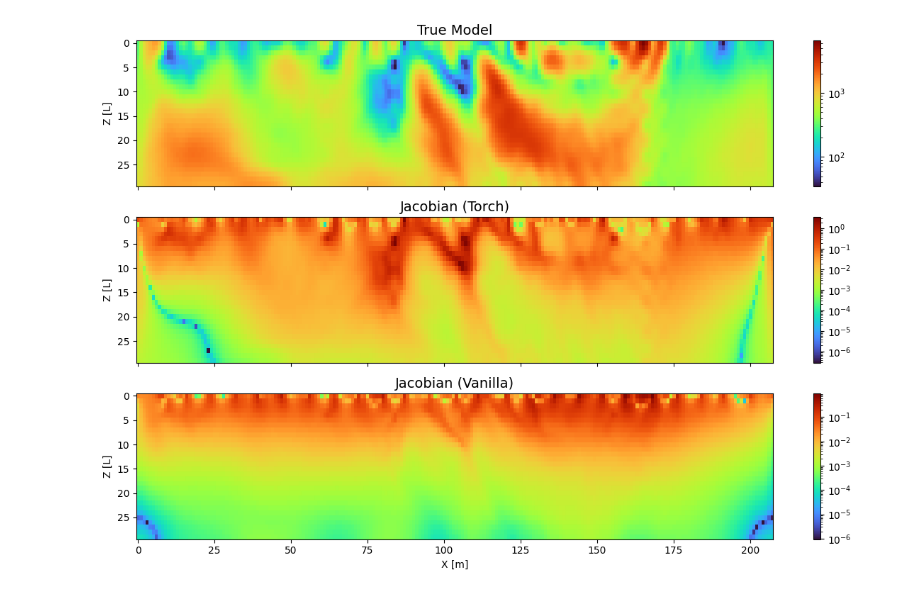
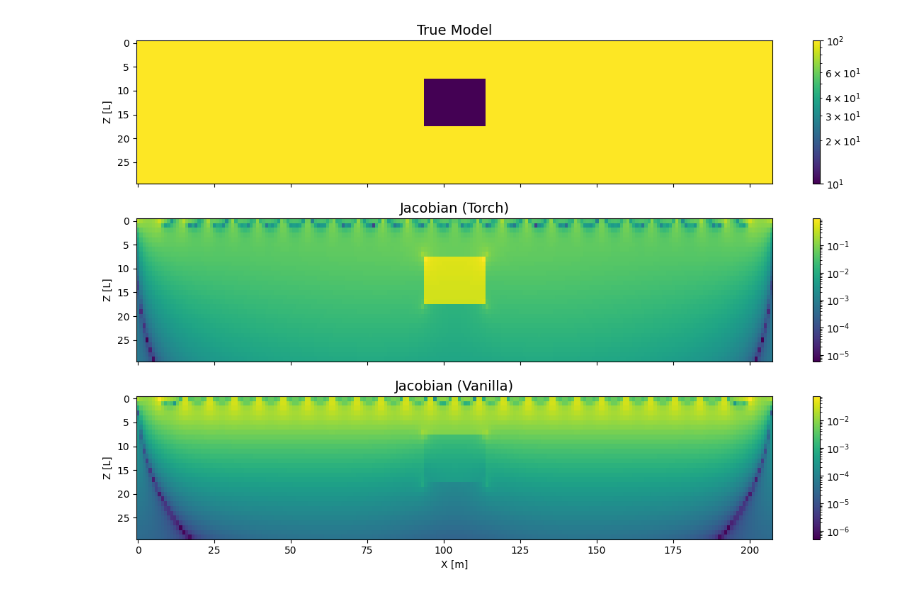
Before and after one commit to eacuellarq/SimPEG_DC_Torch, a Jupyter notebook: examples/fwd_dcr_plane_2d.ipynb, the cells around one changed output. Cells and saved outputs as stored; diff of their text form; code cells hidden in the pictures.

```diff
--- a/examples/fwd_dcr_plane_2d.ipynb
+++ b/examples/fwd_dcr_plane_2d.ipynb
@@ -37,9 +37,14 @@ cfg = SimpegConfig()
 cfg.torch_is_active = True
 cfg.device         = 'cpu'
 cfg.dtype          = torch.float64
-cfg.solver = "pardiso"
+cfg.solver = "superlu"
 
-model_np = np.load("true_mod.npy")
+# Synthetic model: background 100 ohm-m with a conductive square anomaly (10 ohm-m)
+NZ, NX = 30, 208
+model_np = 100.0 * np.ones((NZ, NX))
+# Square anomaly centered at (x=104, z=12), size 20x10 cells
+model_np[8:18, 94:114] = 10.0
+
 m = torch.tensor(model_np.copy(), requires_grad=True, device='cpu', dtype=torch.float64)
 dobs = tensor_forward(m)
 loss = dobs.sum()
@@ -55,26 +60,26 @@ J_aggregated_vanilla = SDCR.simulation_dc._Jtvec(SDCR.m,f=f).sum(axis=1)[SDCR.id
 # %%
 
 fig, axes = plt.subplots(3, 1, figsize=(12, 8), sharex=True)
 
 # First plot: model
-im0 = axes[0].imshow(model_np, norm='log', cmap='turbo', aspect='auto')
+im0 = axes[0].imshow(model_np, norm='log', aspect='auto')
 cbar0 = fig.colorbar(im0, ax=axes[0])
 axes[0].set_title("True Model", fontsize=14)
 axes[0].set_ylabel("Z [L]")
 
 # Second plot: Torch Jacobian
-im1 = axes[1].imshow(abs(J_aggregated_torch), norm='log', cmap='turbo', aspect='auto')
+im1 = axes[1].imshow(abs(J_aggregated_torch), norm='log', aspect='auto')
 cbar1 = fig.colorbar(im1, ax=axes[1])
 axes[1].set_title("Jacobian (Torch)", fontsize=14)
 axes[1].set_ylabel("Z [L]")
 
 # Third plot: Vanilla Jacobian
-im2 = axes[2].imshow(abs(J_aggregated_vanilla.reshape(30,208)[::-1]), norm='log', cmap='turbo', aspect='auto')
+im2 = axes[2].imshow(abs(J_aggregated_vanilla.reshape(30,208)[::-1]), norm='log', aspect='auto')
 cbar2 = fig.colorbar(im2, ax=axes[2])
 axes[2].set_title("Jacobian (Vanilla)", fontsize=14)
 axes[2].set_xlabel("X [m]")
 axes[2].set_ylabel("Z [L]")
 
 plt.tight_layout()
 # %% [output]
-[figure, old version]
+[figure, new version]
```
